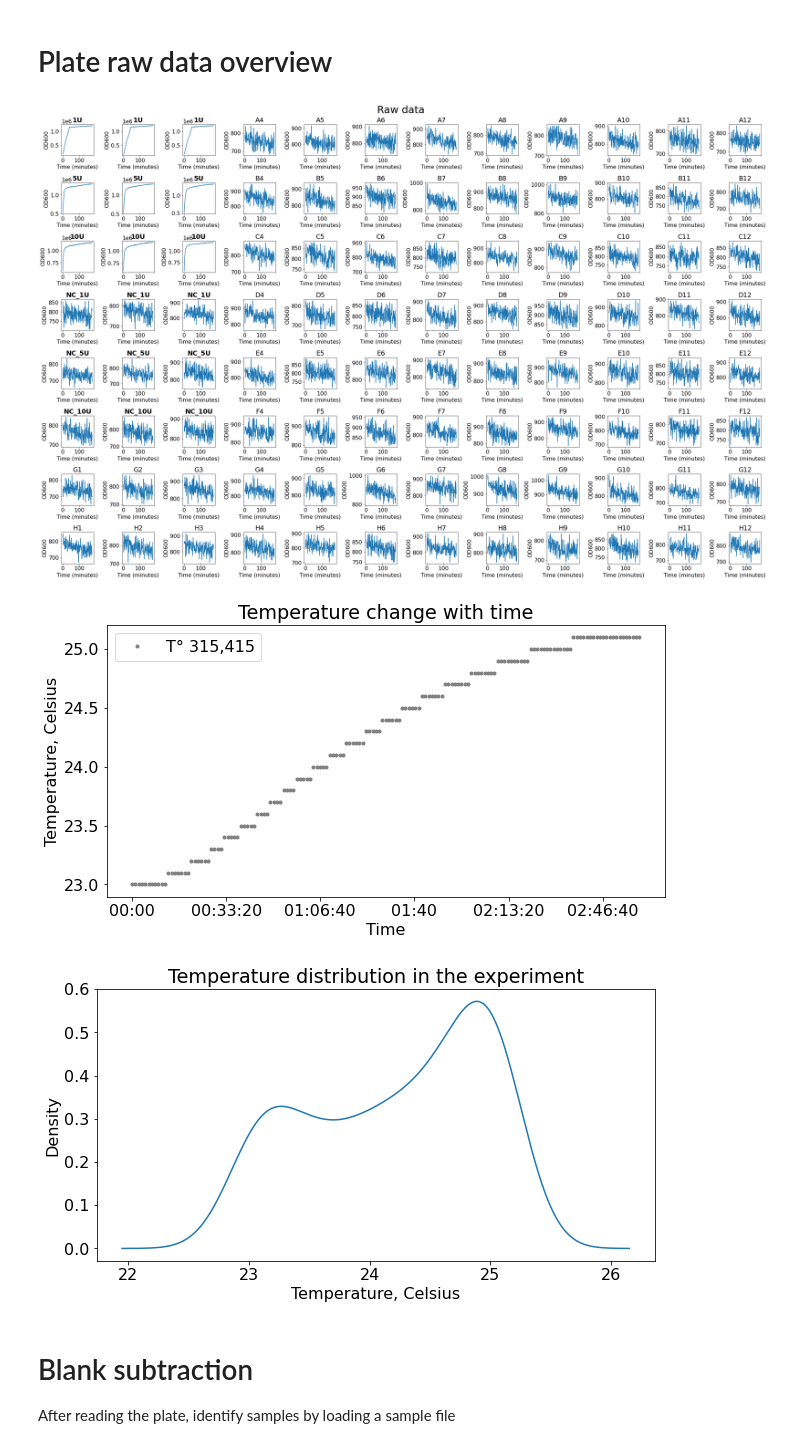
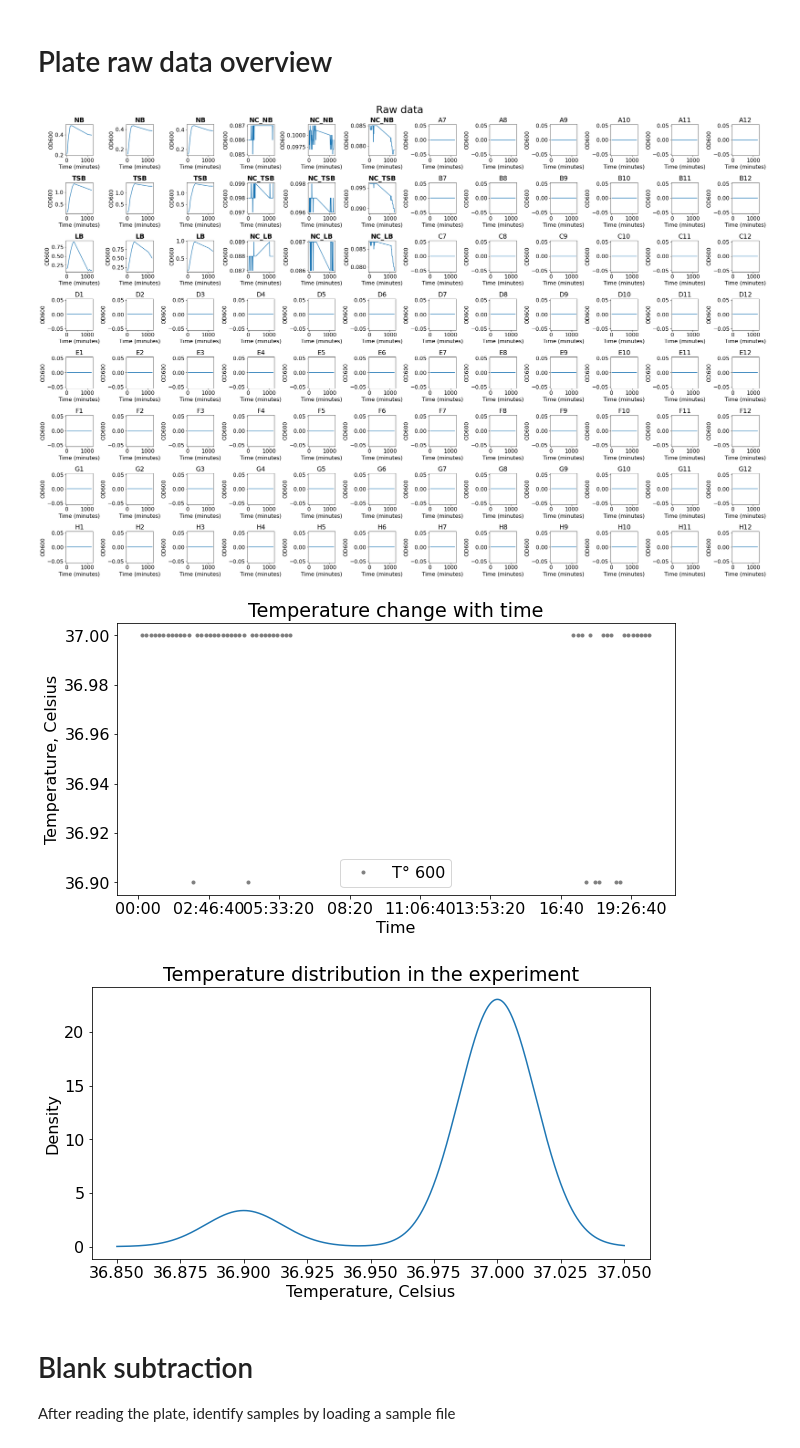
Before and after one commit to cultivarium/Growth_analysis, a Jupyter notebook: growth_curves.ipynb, the cells around one changed output. Cells and saved outputs as stored; diff of their text form; code cells hidden in the pictures.

```diff
--- a/growth_curves.ipynb
+++ b/growth_curves.ipynb
@@ -149,7 +149,7 @@ plateid=plateidobj.iloc[0,1]
 print('Plate ID is: '+plateid)
 # Get the line number of the 315,415 string
 # start line number
-sln=ppdf.index[ppdf[cols[0]]==315415]
+sln=ppdf.index[ppdf[cols[0]]==600]
 #print(sln[0])
 # get the end line number
 eln=ppdf.index[ppdf[cols[0]]=='Results']
@@ -158,7 +158,8 @@ nr=(eln[0]-sln[0])-4
 #print(nr)
 # starting from the synergy H1 format
 expdf=pd.read_excel(filepath, skiprows=sln[0]+3, nrows=nr, usecols="B:CU")
-#platedf.to_csv('test_input.csv')
+
+# empty wells are NaN
 
 # add a minutes column for easy plotting and calculations
 minuteslist=[]
@@ -174,7 +175,7 @@ for t in expdf['Time']:
 # add the column to grapdf
 minuteseries=pd.Series(minuteslist, name='total_minutes')
 expdf=pd.concat([expdf,minuteseries],axis=1)
-
+expdf=expdf.fillna(0)
 expdf
 # %% [output]
 Plate ID is: Plate 1
@@ -195,7 +196,7 @@ def plotPlate(plate, title):
     nrows=set()
     ncols=set()
     for col in plate.columns:
-        if any(x in col for x in['Time','T° 315,415','total_minutes']):
+        if any(x in col for x in['Time','T° 600','total_minutes']):
             continue
         w=re.match("([A-Z])([0-9]+)",col)
         nrows.add(w.group(1))
@@ -207,7 +208,7 @@ def plotPlate(plate, title):
     fig.suptitle(title, fontsize=30)
     for col in plate.columns:
         # skip the time and temperature column
-        if any(x in col for x in['Time','T° 315,415','total_minutes']):
+        if any(x in col for x in['Time','T° 600','total_minutes']):
             continue
         # go down a row every 12 wells
         i+=1
@@ -215,36 +216,36 @@ def plotPlate(plate, title):
             i=1'''
         ax=fig.add_subplot(len(nrows),len(ncols),i)
         ax.plot(plate['total_minutes'], plate[col])
         if col in col2sample:
             plt.title(col2sample[col],fontweight="bold")
         else:
             plt.title(col)
         plt.xlabel('Time (minutes)')
         plt.ylabel('OD600')
     plt.tight_layout()
     plt.savefig(graphicspath+'/'+title+'_'+filename +'.svg')
     plt.show()
 
 plotPlate(expdf,'Raw data')
 
 # temperature distribution across time
 cnames=expdf.columns
 
 expdf.plot(x=cnames[0], y=cnames[1], figsize=(10,5), color='grey',style=".")
 plt.title('Temperature change with time')
 plt.ylabel('Temperature, Celsius')
 plt.savefig(graphicspath+'/tempvstime_'+filename+'.svg')
 plt.show()
 
 plt.figure()
 expdf[cnames[1]].plot.kde(figsize=(10,5), title='Temperature distribution in the experiment')
 plt.xlabel('Temperature, Celsius')
 plt.savefig(graphicspath+'/temp_dist_'+filename+'.svg')
 plt.show()
 # %% [output]
-[figure, old version]
+[figure, new version]
-[figure, old version]
+[figure, new version]
-[figure, old version]
+[figure, new version]
 # %% [markdown]
 # Blank subtraction
 After reading the plate, identify samples by loading a sample file
```
Also changed, not shown: parts of 8 cells of this notebook.
